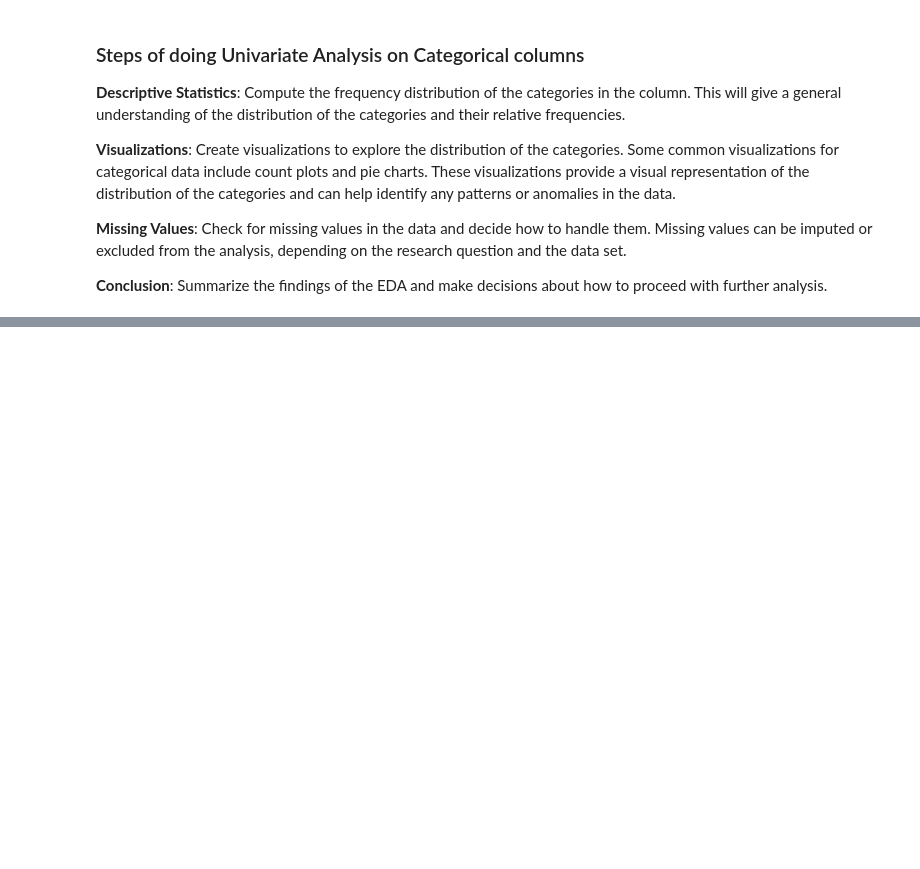
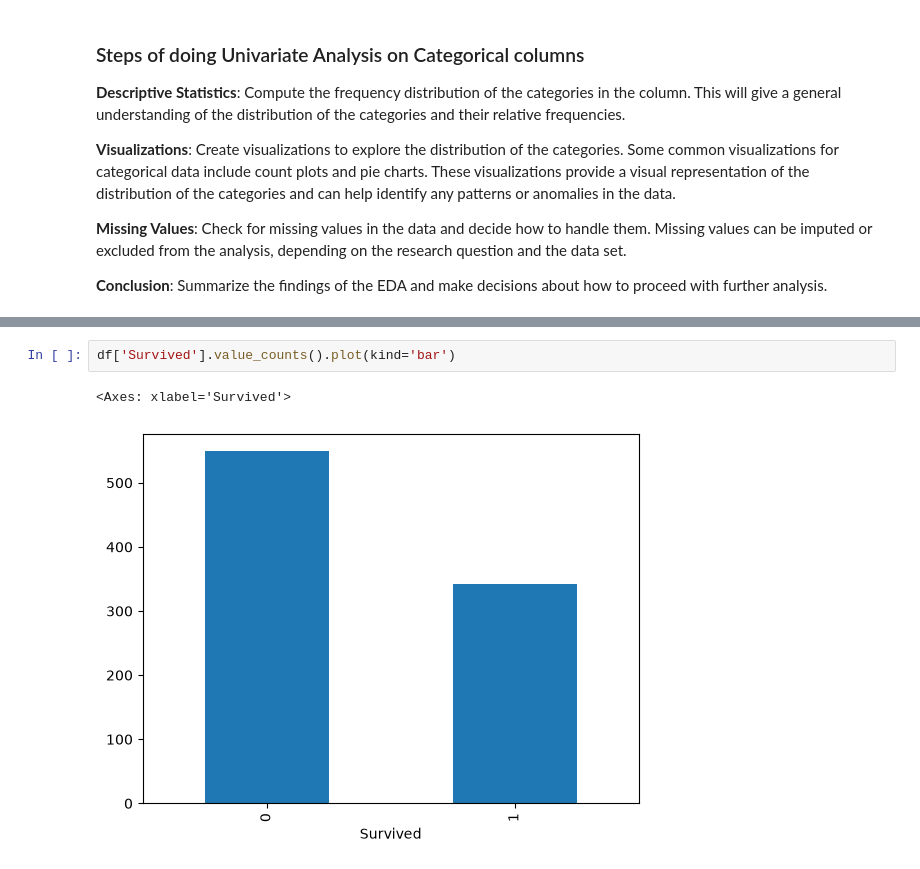
Before and after one commit to GitAnkit-hub/Data-Wrangling-and-EDA, a Jupyter notebook: eda.ipynb, the cells around one changed output, grey strips where cells are left out. Saved outputs shown, nothing was run; the diff lists cells and outputs as text; blank space fills up the shorter version.

```diff
--- a/eda.ipynb
+++ b/eda.ipynb
@@ -287,0 +317,5 @@ df[df['Fare']>250]
+# %%
+df['Survived'].value_counts().plot(kind='bar')
+# %% [output]
+<Axes: xlabel='Survived'>
+[figure, added]
```
Also changed, not shown: parts of 31 cells of this notebook.
